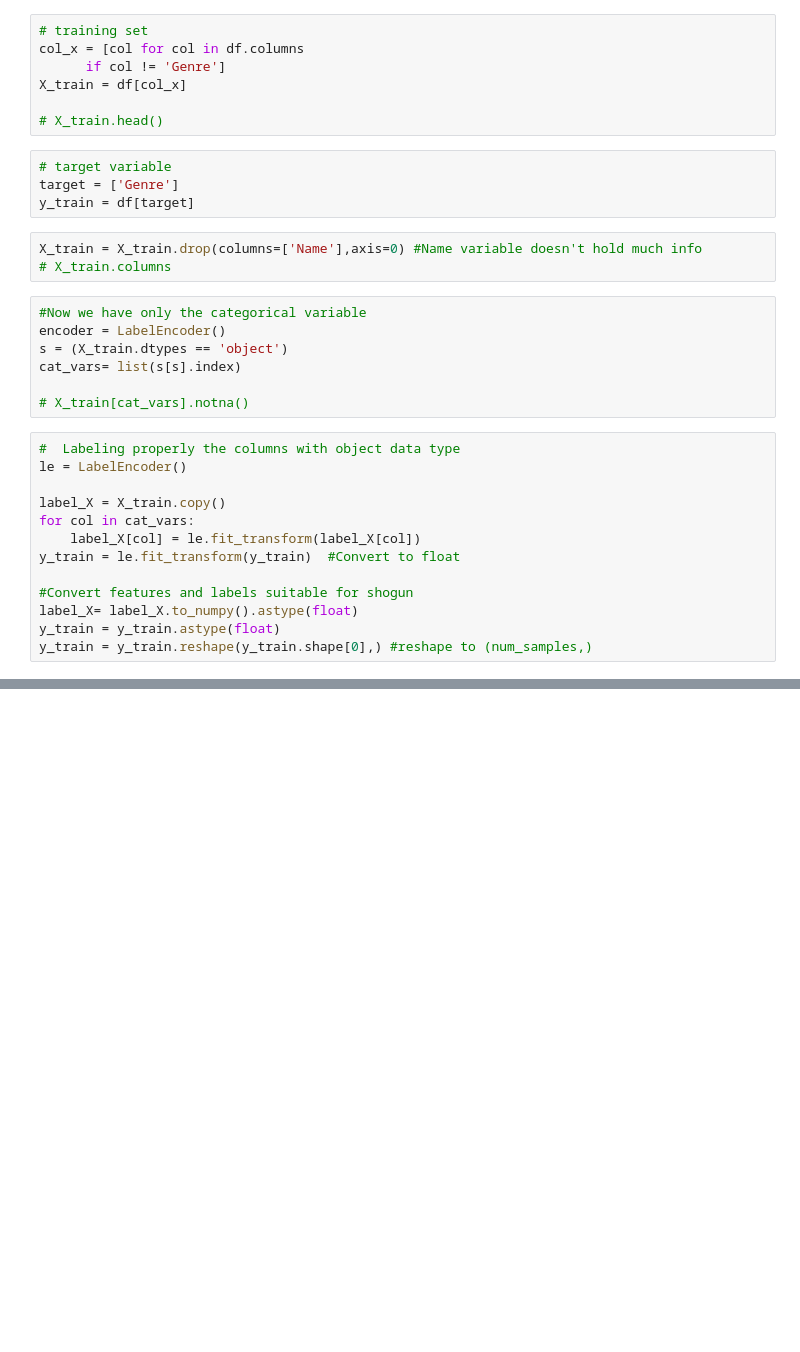
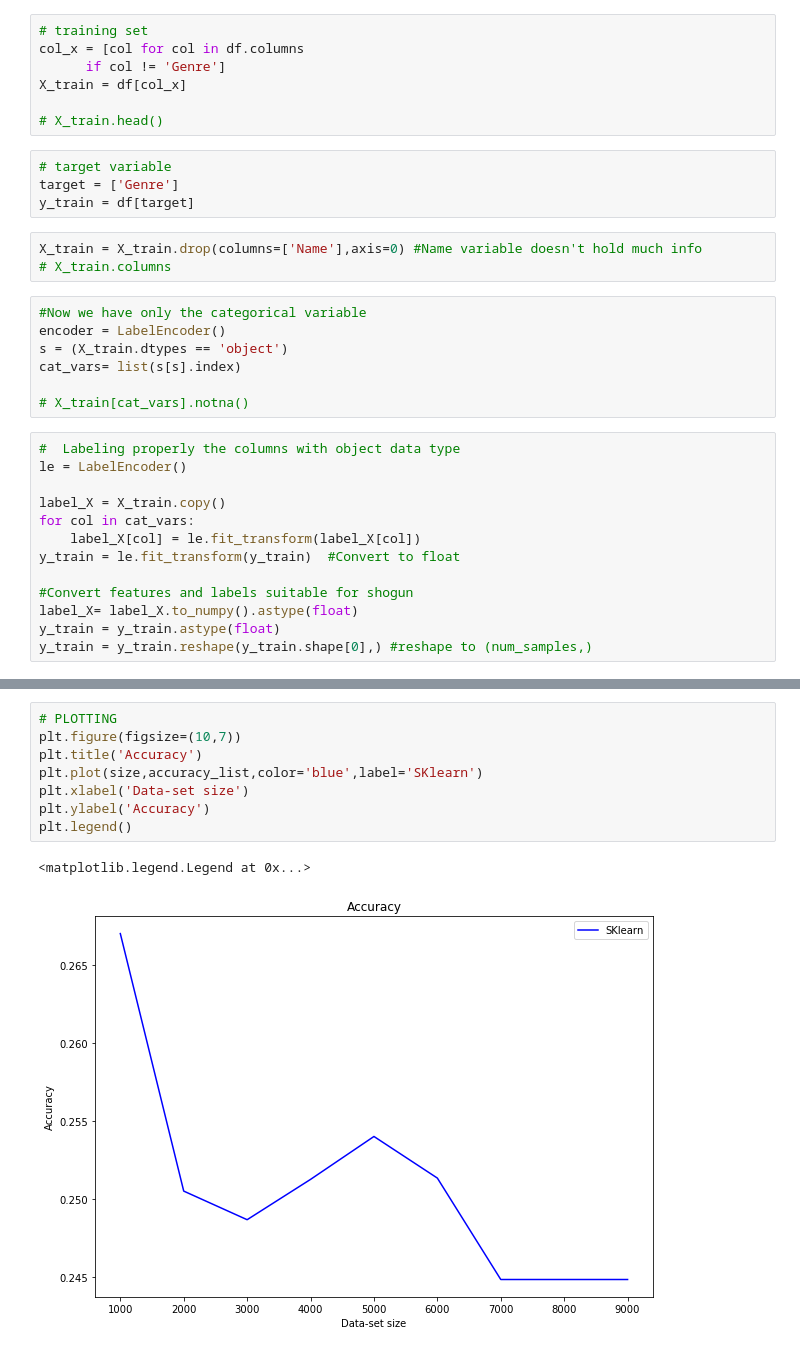
Before and after one commit to NanuSai/shogun-benchmarks, a Jupyter notebook: notebooks/SVM.ipynb, the cells around one changed output, grey strips where cells are left out. Drawn from its saved outputs; the diff is of its cells as text; blank space fills up the shorter version.

```diff
--- a/notebooks/SVM.ipynb
+++ b/notebooks/SVM.ipynb
@@ -120,0 +135,11 @@ plt.legend()
+# %%
+# PLOTTING
+plt.figure(figsize=(10,7))
+plt.title('Accuracy')
+plt.plot(size,accuracy_list,color='blue',label='SKlearn')
+plt.xlabel('Data-set size')
+plt.ylabel('Accuracy')
+plt.legend()
+# %% [output]
+<matplotlib.legend.Legend at 0x...>
+[figure, added]
```
Also changed, not shown: parts of 5 cells of this notebook, 1 other file.
